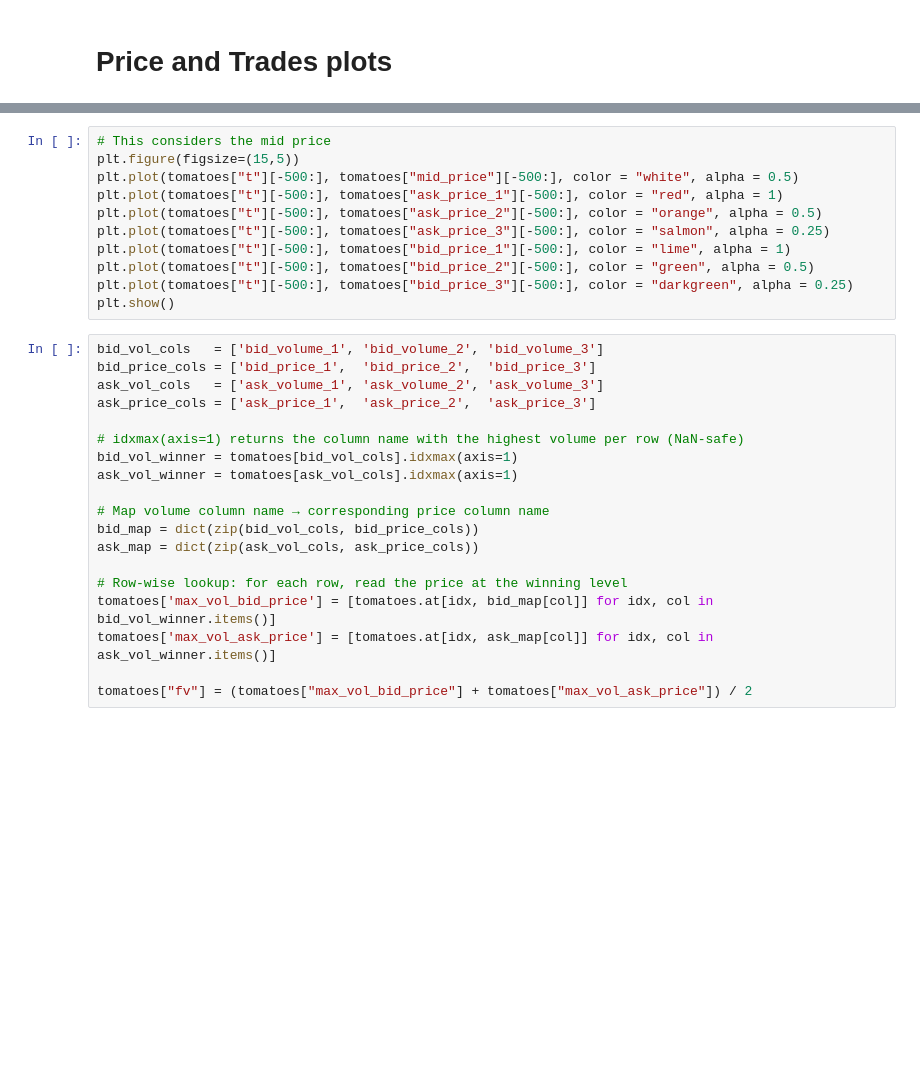
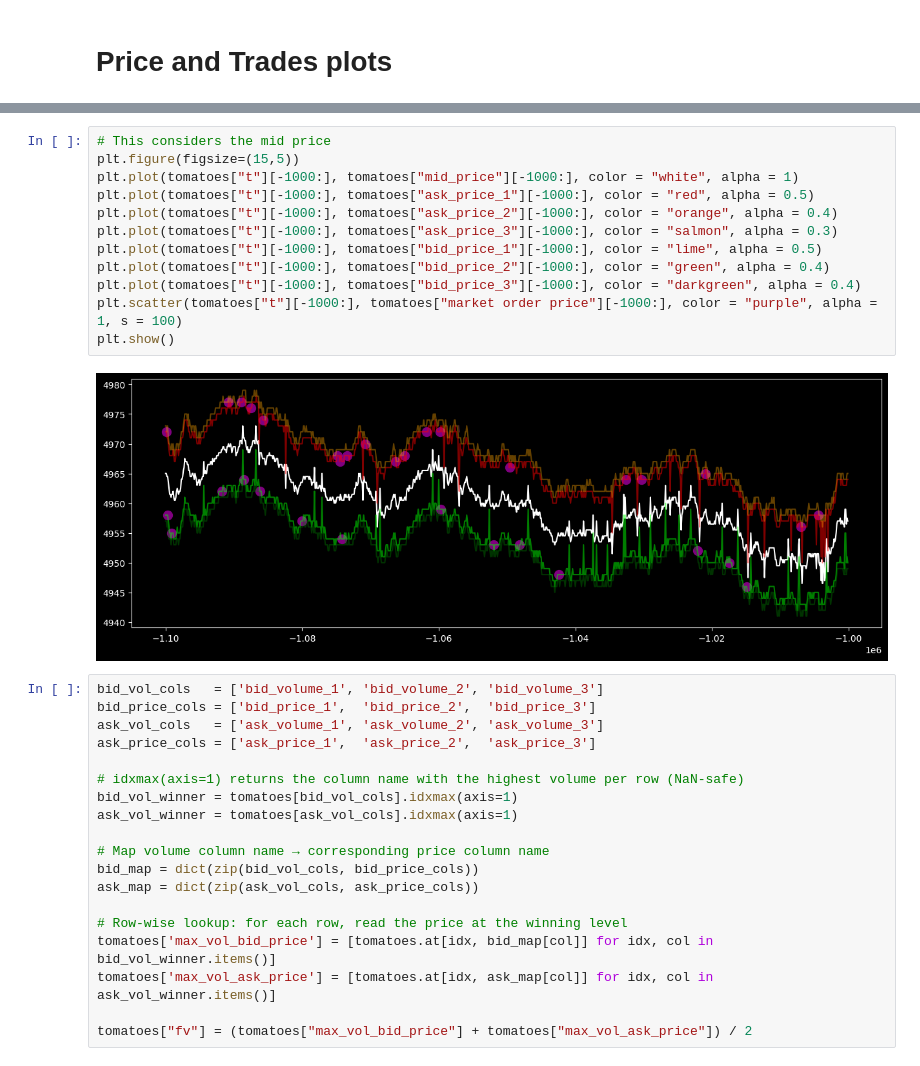
Before and after one commit to marcobattiston21/imc-prosperity-4, a Jupyter notebook: prosperity4/round0/ROUND0_Analysis.ipynb, the cells around one changed output, grey strips where cells are left out. Saved outputs shown, nothing was run; the diff lists cells and outputs as text; blank space fills up the shorter version.

```diff
--- a/prosperity4/round0/ROUND0_Analysis.ipynb
+++ b/prosperity4/round0/ROUND0_Analysis.ipynb
@@ -111,14 +155,17 @@ plt.show()
 # %%
 # This considers the mid price
 plt.figure(figsize=(15,5))
-plt.plot(tomatoes["t"][-500:], tomatoes["mid_price"][-500:], color = "white", alpha = 0.5)
-plt.plot(tomatoes["t"][-500:], tomatoes["ask_price_1"][-500:], color = "red", alpha = 1)
-plt.plot(tomatoes["t"][-500:], tomatoes["ask_price_2"][-500:], color = "orange", alpha = 0.5)
-plt.plot(tomatoes["t"][-500:], tomatoes["ask_price_3"][-500:], color = "salmon", alpha = 0.25)
-plt.plot(tomatoes["t"][-500:], tomatoes["bid_price_1"][-500:], color = "lime", alpha = 1)
-plt.plot(tomatoes["t"][-500:], tomatoes["bid_price_2"][-500:], color = "green", alpha = 0.5)
-plt.plot(tomatoes["t"][-500:], tomatoes["bid_price_3"][-500:], color = "darkgreen", alpha = 0.25)
+plt.plot(tomatoes["t"][-1000:], tomatoes["mid_price"][-1000:], color = "white", alpha = 1)
+plt.plot(tomatoes["t"][-1000:], tomatoes["ask_price_1"][-1000:], color = "red", alpha = 0.5)
+plt.plot(tomatoes["t"][-1000:], tomatoes["ask_price_2"][-1000:], color = "orange", alpha = 0.4)
+plt.plot(tomatoes["t"][-1000:], tomatoes["ask_price_3"][-1000:], color = "salmon", alpha = 0.3)
+plt.plot(tomatoes["t"][-1000:], tomatoes["bid_price_1"][-1000:], color = "lime", alpha = 0.5)
+plt.plot(tomatoes["t"][-1000:], tomatoes["bid_price_2"][-1000:], color = "green", alpha = 0.4)
+plt.plot(tomatoes["t"][-1000:], tomatoes["bid_price_3"][-1000:], color = "darkgreen", alpha = 0.4)
+plt.scatter(tomatoes["t"][-1000:], tomatoes["market order price"][-1000:], color = "purple", alpha = 1, s = 100)
 plt.show()
+# %% [output]
+[figure, added]
 # %%
 bid_vol_cols   = ['bid_volume_1', 'bid_volume_2', 'bid_volume_3']
 bid_price_cols = ['bid_price_1',  'bid_price_2',  'bid_price_3']
```
Also changed, not shown: parts of 14 cells of this notebook, 1 other file.
